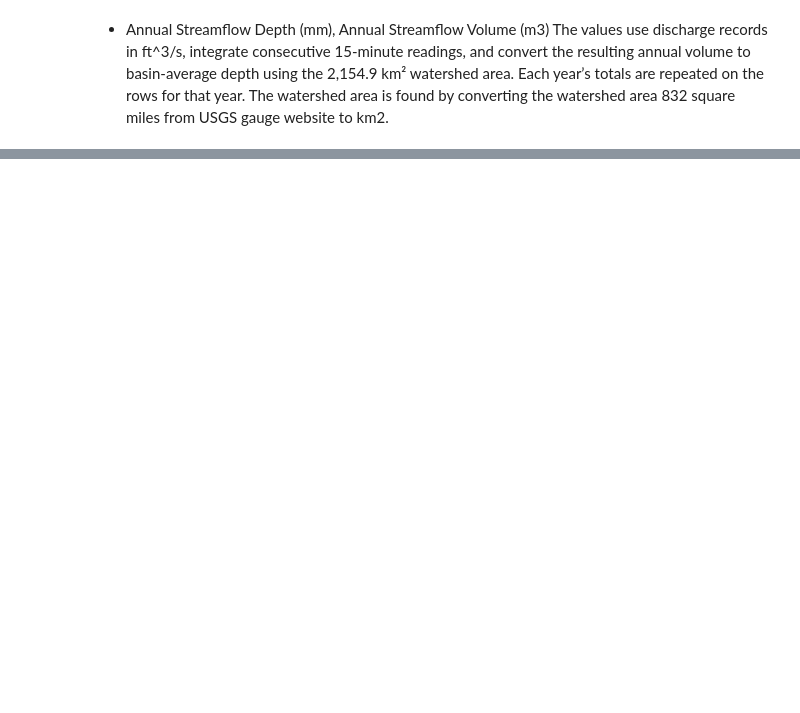
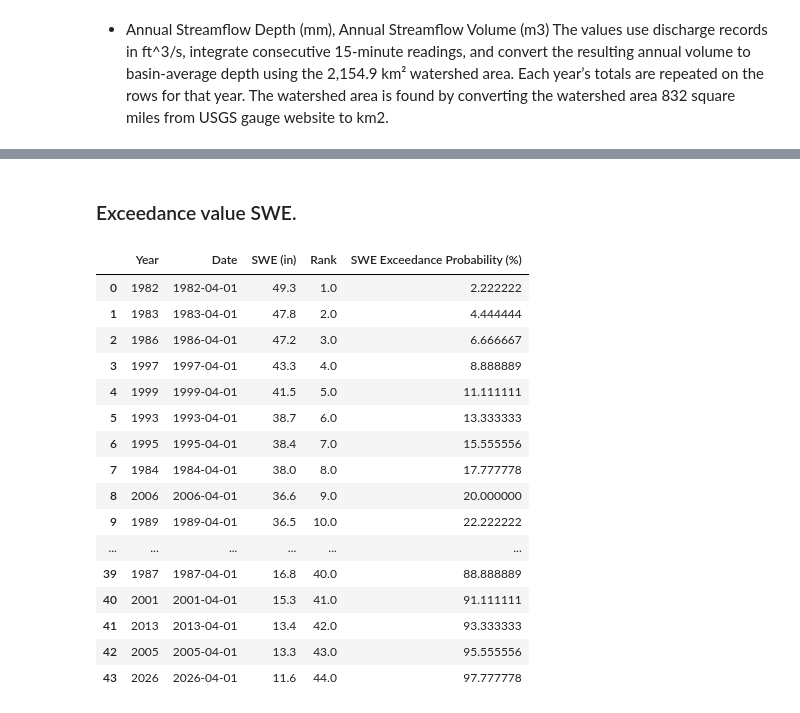
Before and after one commit to bgaffne/Thesis-Snow-Drought, a Jupyter notebook: Exceedance_prob.ipynb, the cells around one changed output, grey strips where cells are left out. Drawn from its saved outputs; the diff is of its cells as text; code cells hidden in the pictures; blank space fills up the shorter version.

Commit message:
Added swe exceedance prob

```diff
--- a/Exceedance_prob.ipynb
+++ b/Exceedance_prob.ipynb
@@ -196,3 +196,47 @@ display(annual_flow)
 | 1 | 1988.0 | 4.919592e+08 | 228.297911 | 37 | 92.5 | 92.5 |
 | 5 | 1992.0 | 4.759837e+08 | 220.884342 | 38 | 95.0 | 95.0 |
 | 4 | 1991.0 | 4.156289e+08 | 192.876185 | 39 | 97.5 | 97.5 |
+# %% [markdown]
+### Exceedance value SWE.
+# %%
+mores = pd.read_csv("Data/mores_data.csv", parse_dates=["Date"])
+
+april1_swe = mores.loc[
+    (mores["Date"].dt.month == 4) & (mores["Date"].dt.day == 1),
+    ["Year", "Date", "SWE (in)"],
+].dropna(subset=["SWE (in)"]).copy()
+
+if april1_swe["Year"].duplicated().any():
+    raise ValueError("Expected one April 1 SWE observation per water year.")
+
+n = len(april1_swe)
+if n == 0:
+    raise ValueError("No April 1 SWE observations are available to rank.")
+
+april1_swe["Rank"] = april1_swe["SWE (in)"].rank(
+    ascending=False, method="average"
+)
+april1_swe["SWE Exceedance Probability (%)"] = (
+    april1_swe["Rank"] / (n + 1) * 100
+)
+
+annual_swe = april1_swe.sort_values("Rank").reset_index(drop=True)
+display(annual_swe)
+# %% [output]
+|  | Year | Date | SWE (in) | Rank | SWE Exceedance Probability (%) |
+| 0 | 1982 | 1982-04-01 | 49.3 | 1.0 | 2.222222 |
+| 1 | 1983 | 1983-04-01 | 47.8 | 2.0 | 4.444444 |
+| 2 | 1986 | 1986-04-01 | 47.2 | 3.0 | 6.666667 |
+| 3 | 1997 | 1997-04-01 | 43.3 | 4.0 | 8.888889 |
+| 4 | 1999 | 1999-04-01 | 41.5 | 5.0 | 11.111111 |
+| 5 | 1993 | 1993-04-01 | 38.7 | 6.0 | 13.333333 |
+| 6 | 1995 | 1995-04-01 | 38.4 | 7.0 | 15.555556 |
+| 7 | 1984 | 1984-04-01 | 38.0 | 8.0 | 17.777778 |
+| 8 | 2006 | 2006-04-01 | 36.6 | 9.0 | 20.000000 |
+| 9 | 1989 | 1989-04-01 | 36.5 | 10.0 | 22.222222 |
+| ... | ... | ... | ... | ... | ... |
+| 39 | 1987 | 1987-04-01 | 16.8 | 40.0 | 88.888889 |
+| 40 | 2001 | 2001-04-01 | 15.3 | 41.0 | 91.111111 |
+| 41 | 2013 | 2013-04-01 | 13.4 | 42.0 | 93.333333 |
+| 42 | 2005 | 2005-04-01 | 13.3 | 43.0 | 95.555556 |
+| 43 | 2026 | 2026-04-01 | 11.6 | 44.0 | 97.777778 |
```
